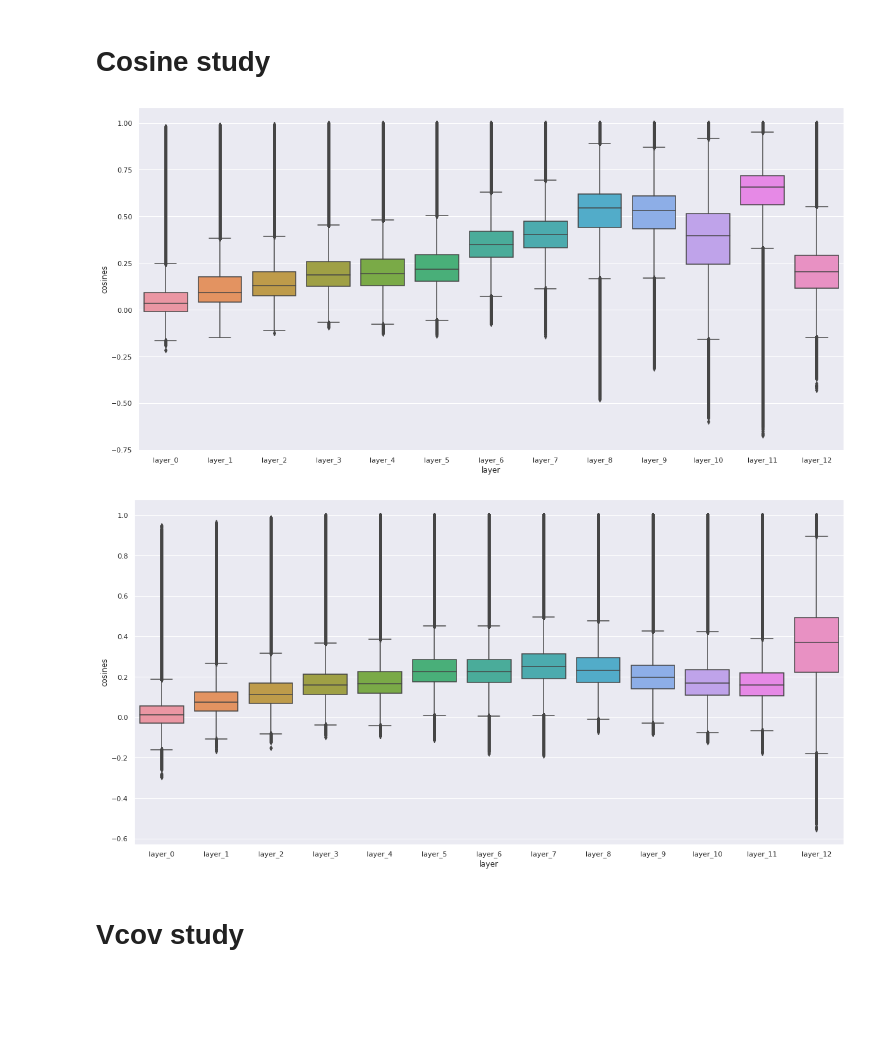
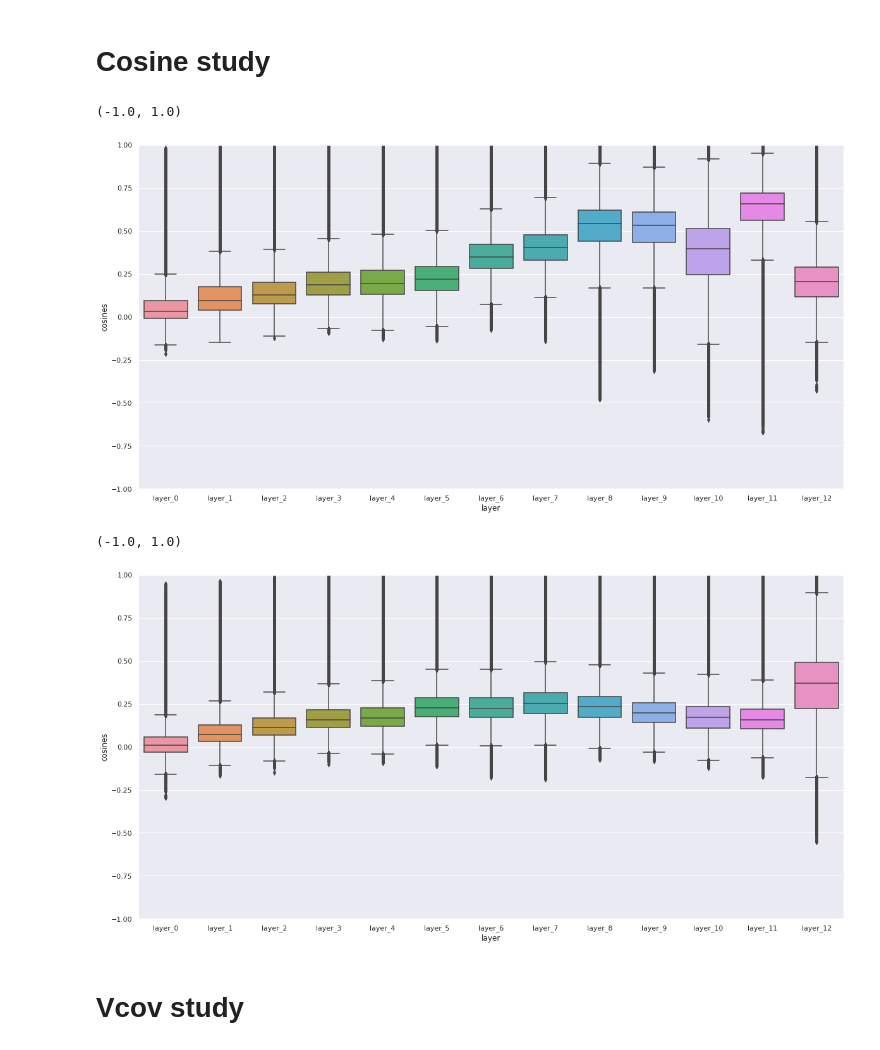
Before and after one commit to lolofo/pir_irisa_insa, a Jupyter notebook: raw_study.ipynb, the cells around one changed output. Saved outputs shown, nothing was run; the diff lists cells and outputs as text; code cells hidden in the pictures; blank space fills up the shorter version.

```diff
--- a/raw_study.ipynb
+++ b/raw_study.ipynb
@@ -195,19 +195,25 @@ sns.set_theme()
 # %%
 figure = plt.figure(figsize=(20, 10))
 # work on flaubert
 df_dist, df_var = construct_df_dist(test_dataset_flaubert)
 cos_values = df_cos(df_dist)
 fig = sns.boxplot(x="layer", y="cosines", data=cos_values)
+ax = plt.gca()
+ax.set_ylim(-1,1)
 # %% [output]
+(-1.0, 1.0)
-[figure, old version]
+[figure, new version]
 # %%
 # work on camembert
 df_dist, df_var = construct_df_dist(test_dataset_camembert, type_model="camembert")
 cos_values = df_cos(df_dist)
 figure = plt.figure(figsize=(20, 10))
 fig = sns.boxplot(x="layer", y="cosines", data=cos_values)
+ax = plt.gca()
+ax.set_ylim(-1,1)
 # %% [output]
+(-1.0, 1.0)
-[figure, old version]
+[figure, new version]
 # %% [markdown]
 # Vcov study
 # %%
```
Also changed, not shown: parts of 1 cell of this notebook, 6 other files.
